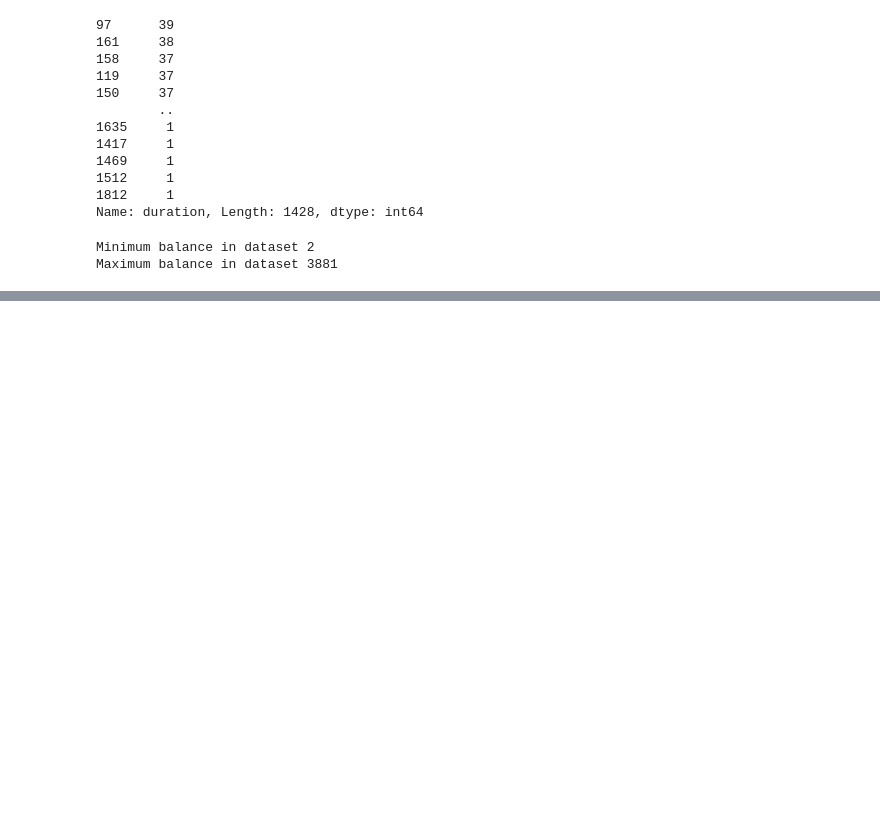
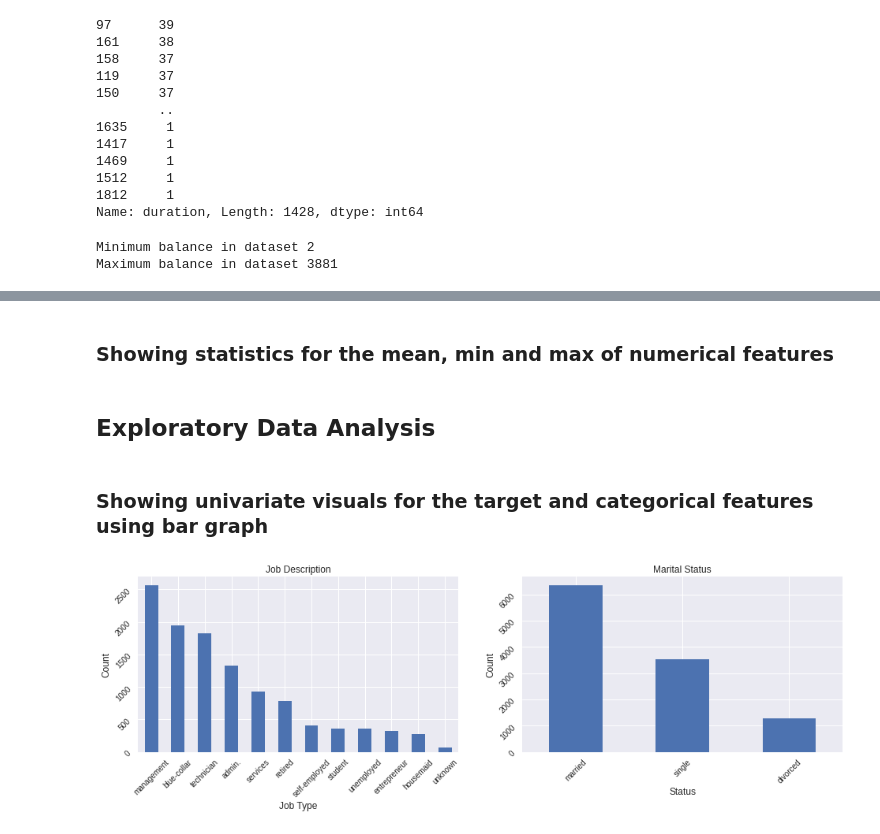
Before and after one commit to amltago/project2, a Jupyter notebook: ProjectB2.ipynb, the cells around one changed output, grey strips where cells are left out. Saved outputs shown, nothing was run; the diff lists cells and outputs as text; code cells hidden in the pictures; blank space fills up the shorter version.

```diff
--- a/ProjectB2.ipynb
+++ b/ProjectB2.ipynb
@@ -349,3 +350,38 @@ df.describe(include='all')
 | 50% | 39.000000 | NaN | NaN | NaN | NaN | 550.000000 | NaN | NaN | NaN | 15.000000 | NaN | ... |
 | 75% | 49.000000 | NaN | NaN | NaN | NaN | 1708.000000 | NaN | NaN | NaN | 22.000000 | NaN | ... |
 | max | 95.000000 | NaN | NaN | NaN | NaN | 81204.000000 | NaN | NaN | NaN | 31.000000 | NaN | ... |
+# %% [markdown]
+### Showing statistics for the mean, min and max of numerical features
+# %% [markdown]
+## Exploratory Data Analysis
+# %% [markdown]
+### Showing univariate visuals for the target and categorical features using bar graph
+# %%
+plt.style.use('seaborn')
+
+plt.subplot(221)
+
+df['job'].value_counts().plot(kind='bar', figsize=(16,9))
+
+plt.xticks(rotation= 45)
+plt.yticks(rotation= 45)
+
+plt.xlabel("Job Type", size=12)
+plt.ylabel("Count", size=12)
+plt.title("Job Description")
+
+
+plt.subplot(222)
+
+df['marital'].value_counts().plot(kind='bar', figsize=(16,9))
+
+plt.xticks(rotation= 45)
+plt.yticks(rotation= 45)
+
+plt.xlabel("Status", size=12)
+plt.ylabel("Count", size=12)
+plt.title("Marital Status")
+
+plt.show();
+# %% [output]
+[figure, added]
```
Also changed, not shown: parts of 4 cells of this notebook.
